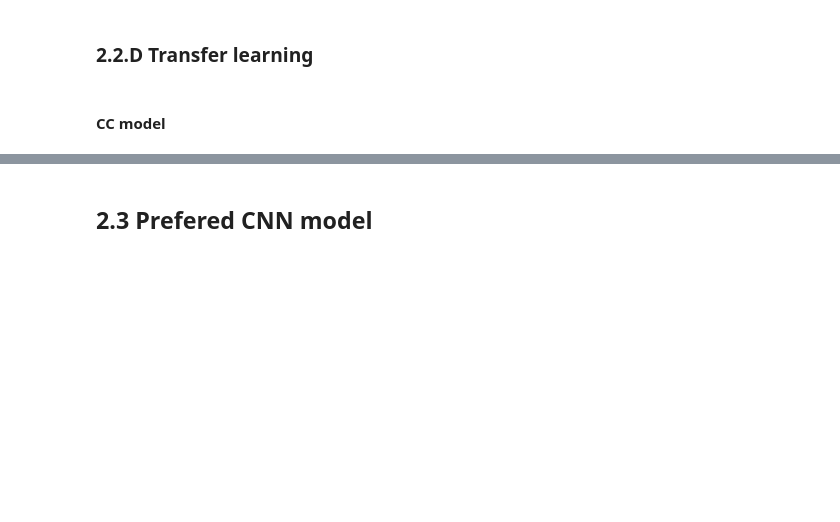
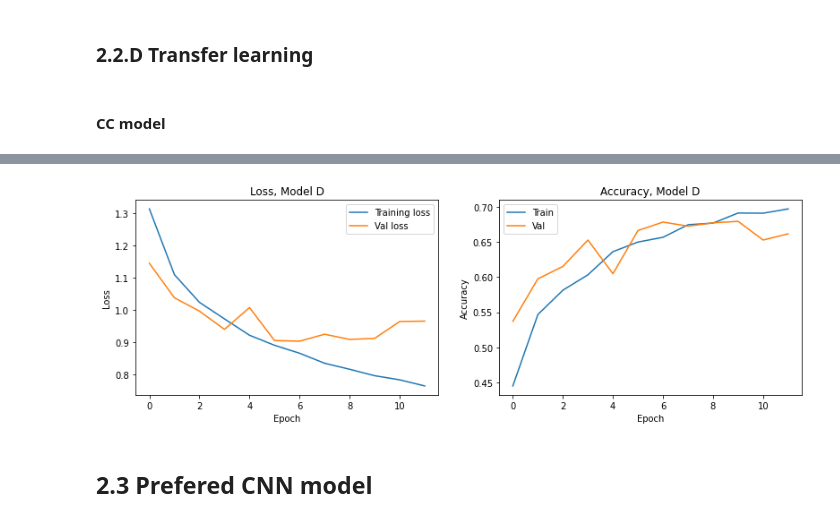
Before and after one commit to mathh17/Anvendt_ML_Eskamens_project, a Jupyter notebook: Transfer_learn.ipynb, the cells around one changed output, grey strips where cells are left out. Cells and saved outputs as stored; diff of their text form; code cells hidden in the pictures; blank space fills up the shorter version.

```diff
--- a/Transfer_learn.ipynb
+++ b/Transfer_learn.ipynb
@@ -505,14 +539,15 @@ Epoch 10/10
 # %%
-transfer_model = VGG16(include_top=False, input_shape=(56, 106, 3))
+transfer_model_D = VGG16(include_top=False, input_shape=(56, 106, 3))
 # mark loaded layers as not trainable
-for layer in transfer_model.layers:
+for layer in transfer_model_D.layers:
 	layer.trainable = False
 # add new classifier layers
-flat1 = layers.Flatten()(transfer_model.layers[-1].output)
+flat1 = layers.Flatten()(transfer_model_D.layers[-1].output)
 class1 = layers.Dense(128, activation='relu', kernel_initializer='he_uniform')(flat1)
-output = layers.Dense(11, activation='softmax')(class1)
+drop1 = layers.Dropout(0.2)(class1)
+output = layers.Dense(11, activation='softmax')(drop1)
 # define new model
-transfer_model = models.Model(inputs=transfer_model.inputs, outputs=output)
+transfer_model_D = models.Model(inputs=transfer_model_D.inputs, outputs=output)
 
-transfer_model.compile(optimizer='Adam', loss='sparse_categorical_crossentropy', metrics=['accuracy'])
-transfer_model.summary()
+transfer_model_D.compile(optimizer=tf.keras.optimizers.Adam(lr=0.0008), loss='sparse_categorical_crossentropy', metrics=['accuracy'])
+transfer_model_D.summary()
@@ -519,2 +572,7 @@ transfer_model.summary()
 # %%
-transfer_history = transfer_model.fit(x_train_transfer,D_train, steps_per_epoch=len(x_train_transfer), epochs=10,validation_data=(x_val_transfer,D_val), validation_steps=len(x_val_transfer))
+transfer_history_D = transfer_model_D.fit(x_train_transfer,D_train,
+                                            steps_per_epoch=len(x_train_transfer),
+                                            epochs=50,
+                                            validation_data=(x_val_transfer,D_val),
+                                            validation_steps=len(x_val_transfer),
+                                            callbacks = tf.keras.callbacks.EarlyStopping(monitor='val_loss', patience=5))
@@ -521,3 +602,25 @@ transfer_history = transfer_model.fit(x_train_transfer,D_train, steps_per_epoch=
+# %%
+fig = plt.figure(figsize=plt.figaspect(0.3))
+
+ax = fig.add_subplot(1, 2, 1)
+ax.plot(transfer_history_D.history['loss'], label='Training loss')
+ax.plot(transfer_history_D.history['val_loss'], label = 'Val loss')
+plt.xlabel('Epoch')
+plt.ylabel('Loss')
+plt.legend()
+plt.title('Loss, Model D')
+
+ax = fig.add_subplot(1, 2, 2)
+ax.plot(transfer_history_D.history['accuracy'], label='Train')
+ax.plot(transfer_history_D.history['val_accuracy'], label = 'Val')
+plt.xlabel('Epoch')
+plt.ylabel('Accuracy')
+plt.legend()
+plt.title('Accuracy, Model D')
+
+plt.show()
+# %% [output]
+[figure, added]
 # %% [markdown]
 ## 2.3 Prefered CNN model
 # %% [markdown]
```
Also changed, not shown: parts of 14 cells of this notebook.
